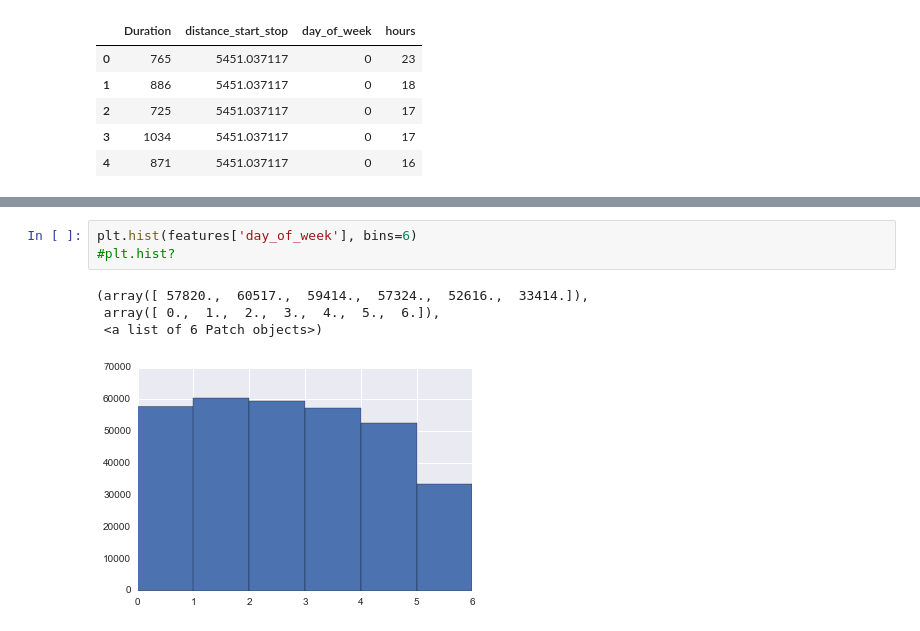
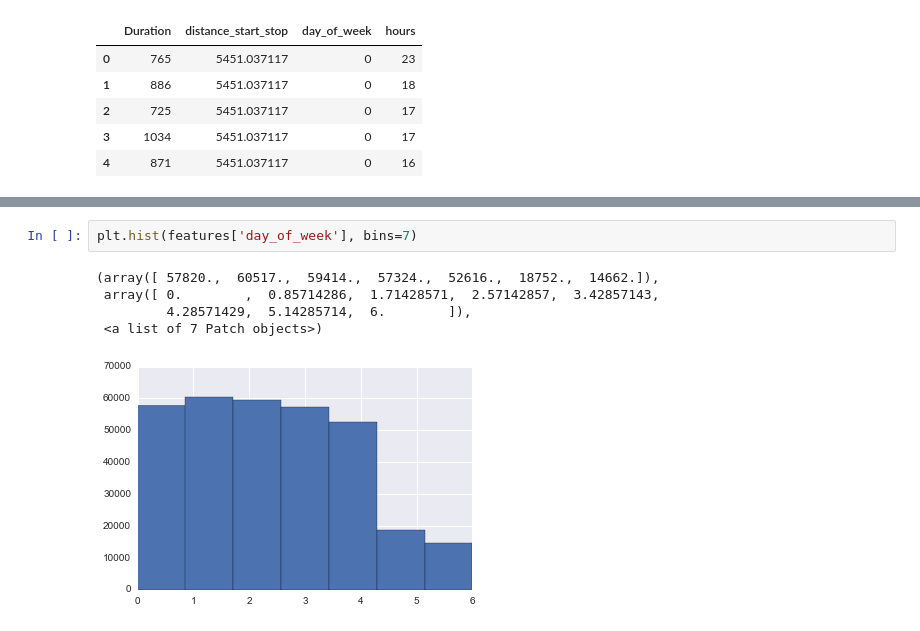
Before and after one commit to mattsarn/cycl.co, a Jupyter notebook: bike_sharing_analysis.ipynb, the cells around one changed output, grey strips where cells are left out. Drawn from its saved outputs; the diff is of its cells as text.

Commit message:
visualizations added

```diff
--- a/bike_sharing_analysis.ipynb
+++ b/bike_sharing_analysis.ipynb
@@ -245,10 +224,10 @@ sns.distplot(features['hours'], bins=24, hist=True)
 <matplotlib.axes._subplots.AxesSubplot at 0x...>
 [figure]
 # %%
-plt.hist(features['day_of_week'], bins=6)
-#plt.hist?
+plt.hist(features['day_of_week'], bins=7)
 # %% [output]
-(array([ 57820.,  60517.,  59414.,  57324.,  52616.,  33414.]),
- array([ 0.,  1.,  2.,  3.,  4.,  5.,  6.]),
- <a list of 6 Patch objects>)
+(array([ 57820.,  60517.,  59414.,  57324.,  52616.,  18752.,  14662.]),
+ array([ 0.        ,  0.85714286,  1.71428571,  2.57142857,  3.42857143,
+         4.28571429,  5.14285714,  6.        ]),
+ <a list of 7 Patch objects>)
-[figure, old version]
+[figure, new version]
```
Also changed, not shown: parts of 9 cells of this notebook.
